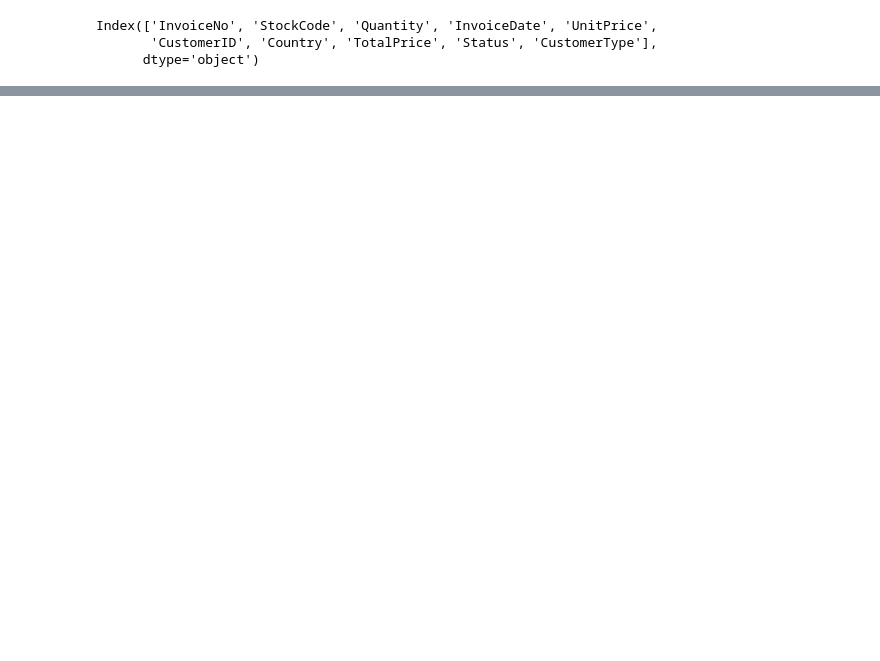
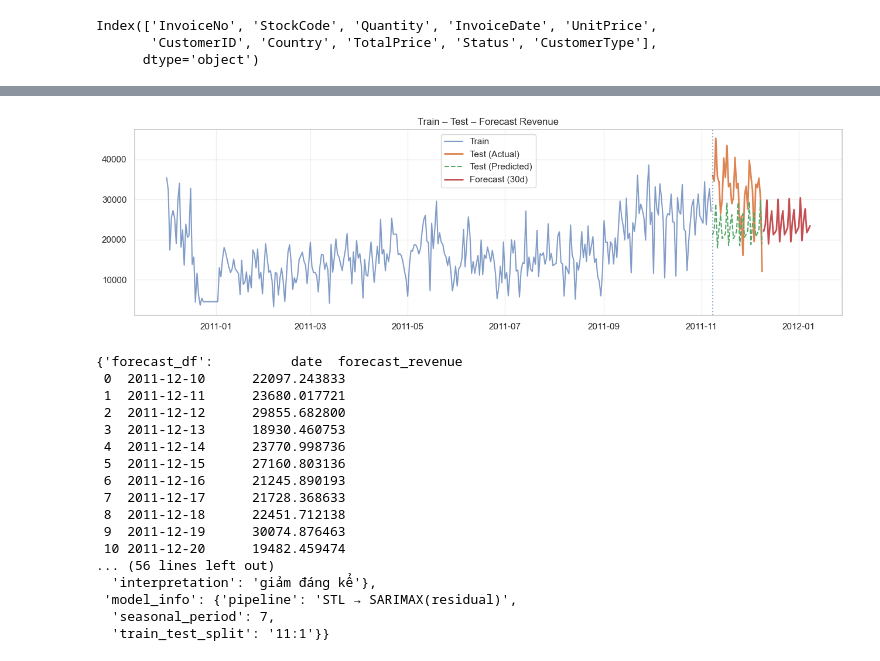
Before and after one commit to WindPham/24C12006_24C11060_final_project_DA_models, a Jupyter notebook: code/problem-02/CustomerAndRevenue.ipynb, the cells around one changed output, grey strips where cells are left out. Cells and saved outputs as stored; diff of their text form; code cells hidden in the pictures; blank space fills up the shorter version.

```diff
--- a/code/problem-02/CustomerAndRevenue.ipynb
+++ b/code/problem-02/CustomerAndRevenue.ipynb
@@ -28,0 +43,5 @@ Index(['InvoiceNo', 'StockCode', 'Quantity', 'InvoiceDate', 'UnitPrice',
+# %%
+buyertype_df = pd.read_csv("buyer_type.csv", dtype={"CustomerID":str})
+tier_df = pd.read_csv("tier_customer.csv", dtype={"CustomerID":str})
+# %%
+df1 = daily_df.merge(buyertype_df, on="CustomerID", how="inner")
@@ -28,0 +170,12 @@ Index(['InvoiceNo', 'StockCode', 'Quantity', 'InvoiceDate', 'UnitPrice',
+# %%
+rev_retail_ts_df = fill_missing_by_moving_average(
+    retail_ts_df,
+    time_col="d",
+    value_col ="sum_revenue",
+    window = 5,
+    freq = "D",
+    center = True,
+    min_periods = None,
+    only_fill_missing_days = True,
+    keep_original_time_col = True,
+)
@@ -28,0 +842,28 @@ Index(['InvoiceNo', 'StockCode', 'Quantity', 'InvoiceDate', 'UnitPrice',
+# %%
+forecast_revenue_30d_with_eval(
+    rev_retail_ts_df,
+    time_col = "d",
+    value_col = "sum_revenue",
+    horizon = 30,
+    period = 7,
+    show_plot = True
+)
+# %% [output]
+[figure, added]
+{'forecast_df':          date  forecast_revenue
+ 0  2011-12-10      22097.243833
+ 1  2011-12-11      23680.017721
+ 2  2011-12-12      29855.682800
+ 3  2011-12-13      18930.460753
+ 4  2011-12-14      23770.998736
+ 5  2011-12-15      27160.803136
+ 6  2011-12-16      21245.890193
+ 7  2011-12-17      21728.368633
+ 8  2011-12-18      22451.712138
+ 9  2011-12-19      30074.876463
+ 10 2011-12-20      19482.459474
+... (56 lines left out)
+  'interpretation': 'giảm đáng kể'},
+ 'model_info': {'pipeline': 'STL → SARIMAX(residual)',
+  'seasonal_period': 7,
+  'train_test_split': '11:1'}}
```
Also changed, not shown: parts of 33 cells of this notebook, 23 other files.
